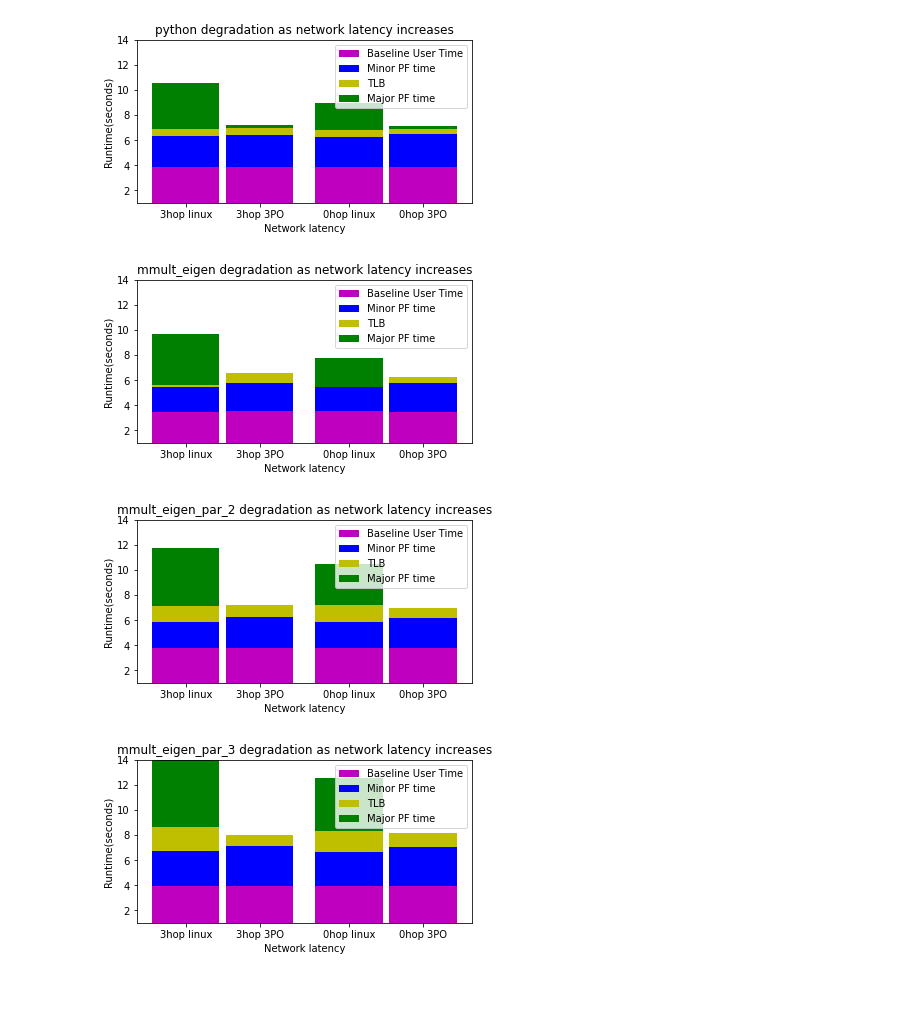
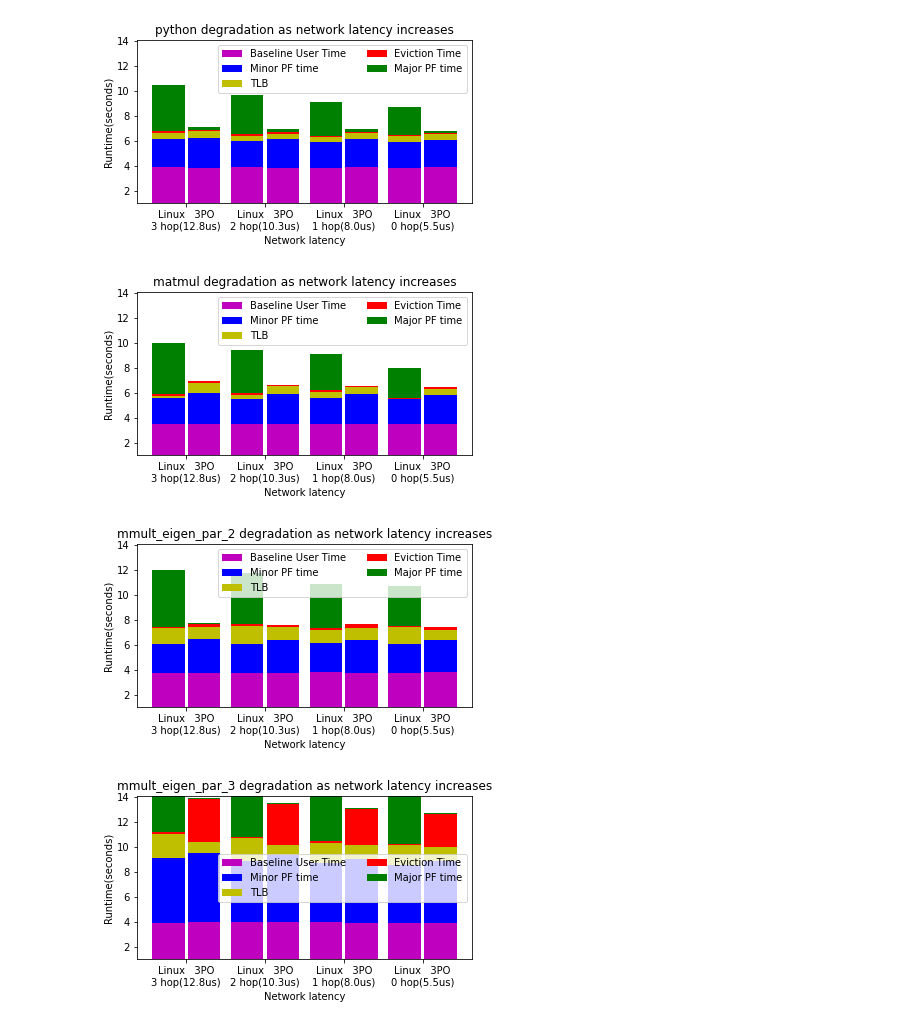
Before and after one commit to samkumar/prefetching-data, a Jupyter notebook: multihop-data/multihop-comparison.ipynb, the cells around one changed output. Cells and saved outputs as stored; diff of their text form; code cells hidden in the pictures; blank space fills up the shorter version.

```diff
--- a/multihop-data/multihop-comparison.ipynb
+++ b/multihop-data/multihop-comparison.ipynb
@@ -8,13 +10,13 @@ EXPERIMENT_TYPES = [
 WORKLOADS = ["python","mmult_eigen","mmult_eigen_par_2", "mmult_eigen_par_3",
              "mmult_eigen_vec", "mmult_eigen_dot", "sparse_eigen"]
 # %%
-data3 = {}
-for workload in WORKLOADS:
-    data3[workload] = augment_tables(get_experiment_data(EXPERIMENT_TYPES, workload,"./3switch"), filter_raw=True)
-
-data0 = {}
-for workload in WORKLOADS:
-    data0[workload] = augment_tables(get_experiment_data(EXPERIMENT_TYPES, workload,"./0switch"), filter_raw=True)
+datas = []
+for i in range(4):
+    data = {}
+    for workload in WORKLOADS:
+        data[workload] = augment_tables(get_experiment_data(EXPERIMENT_TYPES, workload,"./%dswitch" % i),
+                                        filter_raw=True)
+    datas.append(data)
 # %%
 import matplotlib
 import matplotlib.pyplot as plt
@@ -30,7 +32,7 @@ for workload in WORKLOADS:
 
     i = -.5
     x_locs = []
-    for data in [data3, data0]:
+    for data in reversed(datas):
         table = data[workload]
 
         sub_tbl = table[["Eviction Time",
@@ -41,41 +43,50 @@ for workload in WORKLOADS:
                          "Extra User Time",
                                          ]] / 1e6
         sub_tbl["Experiment Name"] = table["Experiment Name"]
 
         width = 0.1
 
-        for exp in set(sub_tbl["Experiment Name"]):
+        for exp in EXPERIMENT_TYPES:
             RATIO = 30
             t = sub_tbl[(sub_tbl.index == RATIO) & (sub_tbl["Experiment Name"] == exp)]
             y1 = t["Baseline User Time"]
             y2 = (t["Baseline minor PF Time"].values + sub_tbl["Extra Minor PF Time"].values)[0]
             y3 = t["Extra User Time"]
             y4 = 0
-#             y4 = t["Eviction Time"]
+            y4 = t["Eviction Time"]
             y5 = t["Major PF Time"]
 
             x = i*0.11
             i+=1
             x_locs.append(x)
             plt.bar(x, y1, width=width, color='m')
             plt.bar(x, y2, width=width, bottom=y1, color='b')
             plt.bar(x, y3, width=width, bottom=y1+y2, color='y')
-#             plt.bar(x, y4, width=width, bottom=y1+y2+y3, color='r')
+            plt.bar(x, y4, width=width, bottom=y1+y2+y3, color='r')
             plt.bar(x, y5, width=width, bottom=y1+y2+y3+y4, color='g')
         i += 0.21
 
+    if workload == "mmult_eigen":
+        workload = "matmul"
+
     plt.title("%s degradation as network latency increases" % workload)
-    plt.ylim(bottom = 1, top = 14)
+    plt.ylim(bottom = 1, top = 14.1)
     plt.ylabel("Runtime(seconds)")
     plt.xlabel("Network latency")
+    x_locs_avg = []
+    for i in range(len(x_locs)-1):
+        if i % 2 != 0:
+            continue
+        x_locs_avg.append((x_locs[i]+x_locs[i+1])/2)
 
-    plt.xticks(x_locs, ["3hop linux", "3hop 3PO", "0hop linux", "0hop 3PO"])
+#         5.5 8.0 10.3 12.8 15.3 17.6
+    plt.xticks(x_locs_avg, ["Linux   3PO\n3 hop(12.8us)", "Linux   3PO\n2 hop(10.3us)", "Linux   3PO\n1 hop(8.0us)", "Linux   3PO\n0 hop(5.5us)"])
     plt.legend(["Baseline User Time", "Minor PF time", "TLB",
-#                 "Eviction Time",
-                "Major PF time"])
+                "Eviction Time",
+                "Major PF time"], ncol=2)
     plt.show()
 # %% [output]
-[figure, old version]
+[figure, new version]
-[figure, old version]
+[figure, new version]
-[figure, old version]
+[figure, new version]
-[figure, old version]
+[figure, new version]
```
Also changed, not shown: parts of 2 cells of this notebook.
